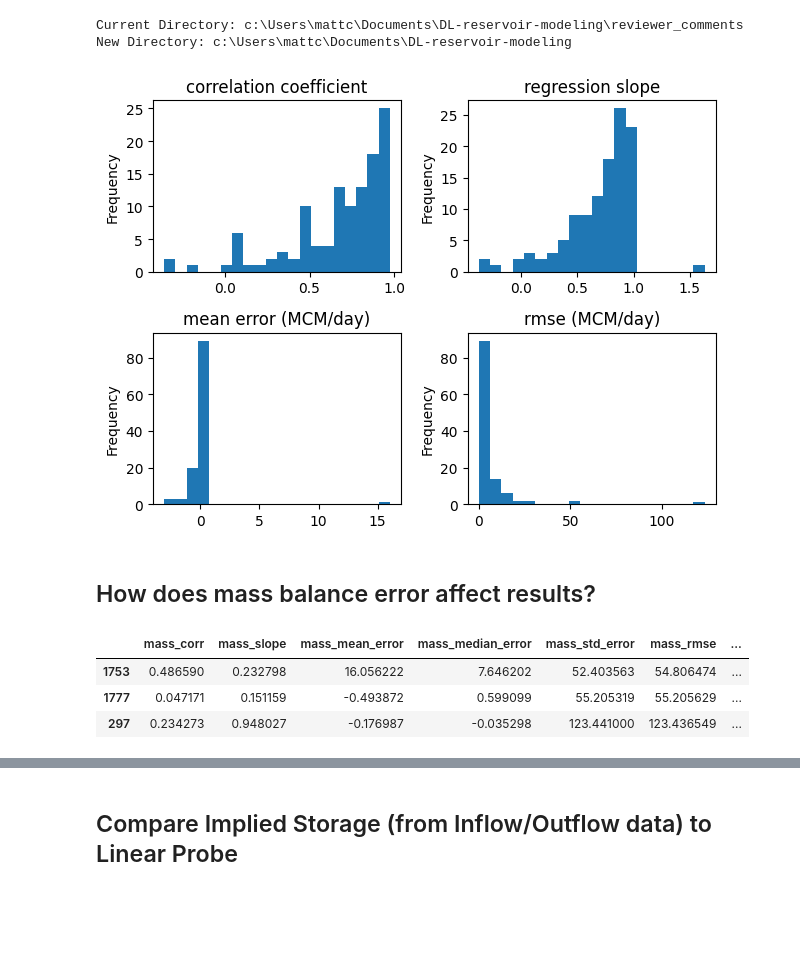
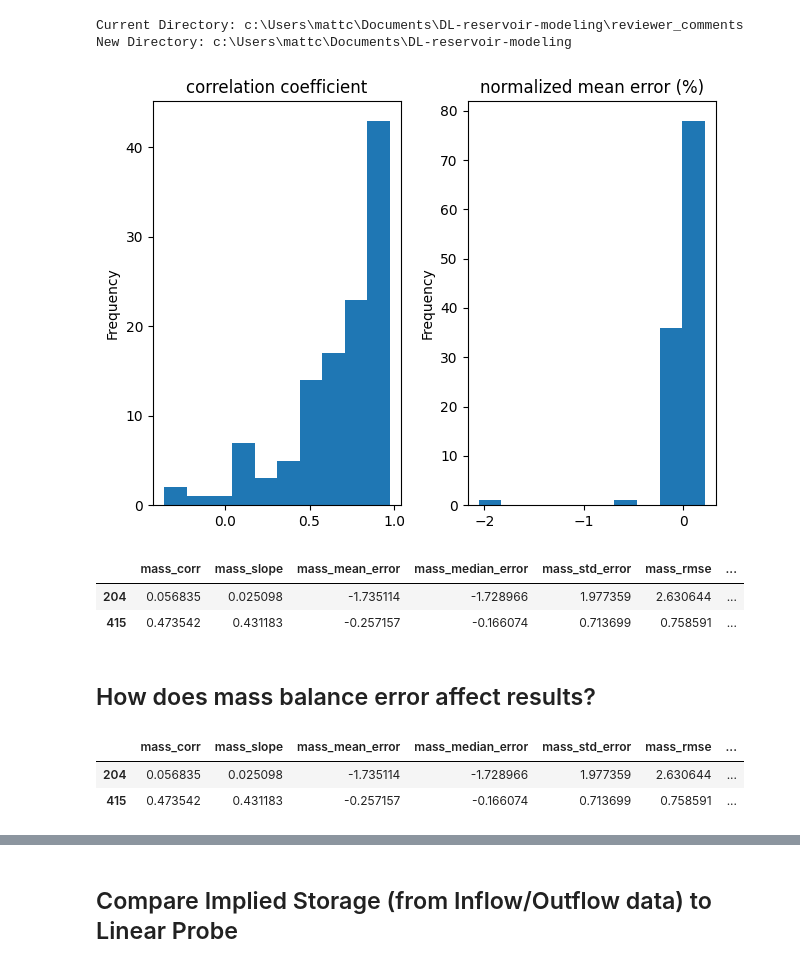
Before and after one commit to Matt2371/DL-reservoir-modeling, a Jupyter notebook: reviewer_comments/4a_resops_mass_balance_check.ipynb, the cells around one changed output, grey strips where cells are left out. Drawn from its saved outputs; the diff is of its cells as text; code cells hidden in the pictures; blank space fills up the shorter version.

Commit message:
Consolidated mass balance checks
- create combined figure of mass balance checks
- added capacity normalized mean error

```diff
--- a/reviewer_comments/4a_resops_mass_balance_check.ipynb
+++ b/reviewer_comments/4a_resops_mass_balance_check.ipynb
@@ -39,6 +40,12 @@ def mass_balance_check(res_id, left_year):
     df['storage_diff'] = df['storage'].shift(-1) - df['storage'] # change in storage in MCM/day
     df['inflow_outflow_diff'] = (df['inflow'] - df['outflow']) * 60 * 60 * 24 / 1e6 # MCM/day
     df = df.dropna()
+
+    # GRanD Attributes - Get Capacity
+    gdf = gpd.read_file("data/GRanD/GRanD_dams_v1_3.shp")
+    gdf = gdf.drop(columns="geometry").set_index("GRAND_ID")
+    gdf.index = gdf.index.astype(type(res_id))
+    capacity = gdf['CAP_MCM'].loc[res_id]
 
     residual = df['storage_diff'] - df['inflow_outflow_diff']
     corr = df['storage_diff'].corr(df['inflow_outflow_diff'])
@@ -55,6 +62,7 @@ def mass_balance_check(res_id, left_year):
         'median_error': median_error,
         'std_error': std_error,
         'rmse': rmse,
+        'normalized_mean_error': mean_error / capacity * 100
     }
 # %%
 res_list = sorted(filter_res())
@@ -63,26 +71,29 @@ left_years = get_left_years(res_list)
 mass_balance_df = pd.DataFrame(index=res_list)
 for res_id in tqdm(res_list, 'Calculating correlations'):
     mass_balance_check_i = mass_balance_check(res_id, left_years[res_id])
-    mass_balance_df.loc[res_id, ['mass_corr', 'mass_slope', 'mass_mean_error', 'mass_median_error', 'mass_std_error', 'mass_rmse']] = (mass_balance_check_i['corr'],
+    mass_balance_df.loc[res_id, ['mass_corr', 'mass_slope', 'mass_mean_error', 'mass_median_error', 'mass_std_error', 'mass_rmse', 'mass_norm_mean_error']] = (mass_balance_check_i['corr'],
                                                                                                    mass_balance_check_i['slope'],
                                                                                                    mass_balance_check_i['mean_error'],
                                                                                                    mass_balance_check_i['median_error'],
                                                                                                    mass_balance_check_i['std_error'],
-                                                                                                   mass_balance_check_i['rmse'])
+                                                                                                   mass_balance_check_i['rmse'],
+                                                                                                   mass_balance_check_i['normalized_mean_error'])
 # %%
-fig, axes = plt.subplots(nrows=2, ncols=2)
-mass_balance_df['mass_corr'].plot(kind='hist', bins=20, ax=axes[0, 0])
-mass_balance_df['mass_slope'].plot(kind='hist', bins=20, ax=axes[0, 1])
-mass_balance_df['mass_mean_error'].plot(kind='hist', bins=20, ax=axes[1, 0])
-mass_balance_df['mass_rmse'].plot(kind='hist', bins=20, ax=axes[1, 1])
-axes[0, 0].set_title('correlation coefficient')
-axes[0, 1].set_title('regression slope')
-axes[1, 0].set_title('mean error (MCM/day)')
-axes[1, 1].set_title('rmse (MCM/day)')
+fig, axes = plt.subplots(nrows=1, ncols=2)
+mass_balance_df['mass_corr'].plot(kind='hist', ax=axes[0])
+mass_balance_df['mass_norm_mean_error'].plot(kind='hist', ax=axes[1])
+axes[0].set_title('correlation coefficient')
+axes[1].set_title('normalized mean error (%)')
 plt.tight_layout()
 plt.show()
 # %% [output]
-[figure, old version]
+[figure, new version]
+# %%
+mass_balance_df[mass_balance_df['mass_norm_mean_error'].abs() > 0.5]
+# %% [output]
+|  | mass_corr | mass_slope | mass_mean_error | mass_median_error | mass_std_error | mass_rmse | ... |
+| 204 | 0.056835 | 0.025098 | -1.735114 | -1.728966 | 1.977359 | 2.630644 | ... |
+| 415 | 0.473542 | 0.431183 | -0.257157 | -0.166074 | 0.713699 | 0.758591 | ... |
 # %% [markdown]
 ## How does mass balance error affect results?
 # %%
@@ -97,12 +108,11 @@ r2_scores.index = r2_scores.index.astype(str)
 # Join with mass balance correlations
 summary_df = mass_balance_df.join([linear_probe_corrs, r2_scores], how='left')
 # %%
-summary_df[mass_balance_df['mass_rmse'] > 50]
+summary_df[mass_balance_df['mass_norm_mean_error'].abs() > 0.5]
 # %% [output]
 |  | mass_corr | mass_slope | mass_mean_error | mass_median_error | mass_std_error | mass_rmse | ... |
-| 1753 | 0.486590 | 0.232798 | 16.056222 | 7.646202 | 52.403563 | 54.806474 | ... |
-| 1777 | 0.047171 | 0.151159 | -0.493872 | 0.599099 | 55.205319 | 55.205629 | ... |
-| 297 | 0.234273 | 0.948027 | -0.176987 | -0.035298 | 123.441000 | 123.436549 | ... |
+| 204 | 0.056835 | 0.025098 | -1.735114 | -1.728966 | 1.977359 | 2.630644 | ... |
+| 415 | 0.473542 | 0.431183 | -0.257157 | -0.166074 | 0.713699 | 0.758591 | ... |
 # %%
 fig, axes = plt.subplots(nrows=2, ncols=2, figsize=(7, 7), sharey=True)
 
```
Also changed, not shown: parts of 5 cells of this notebook, 1 other file.
